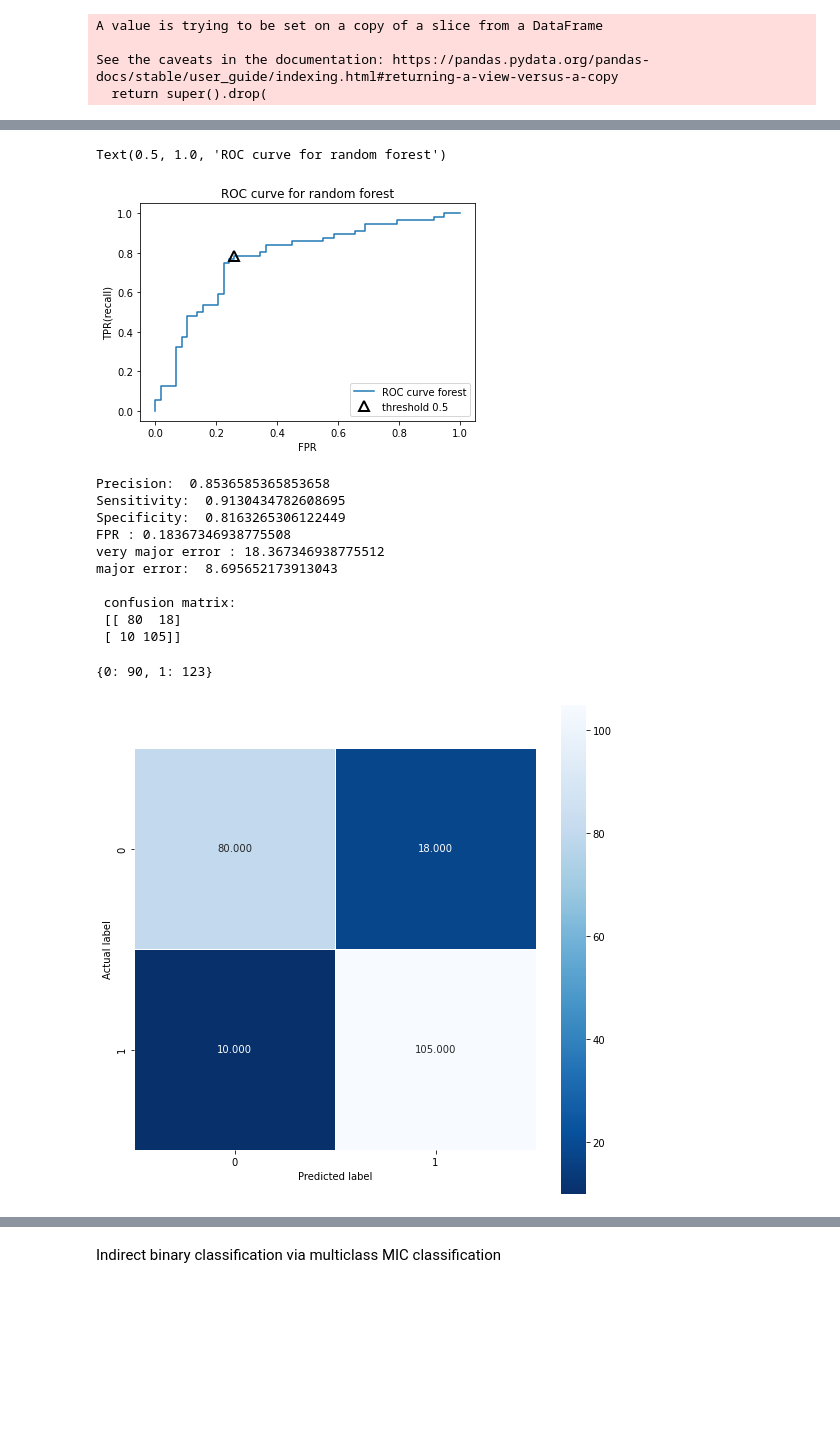
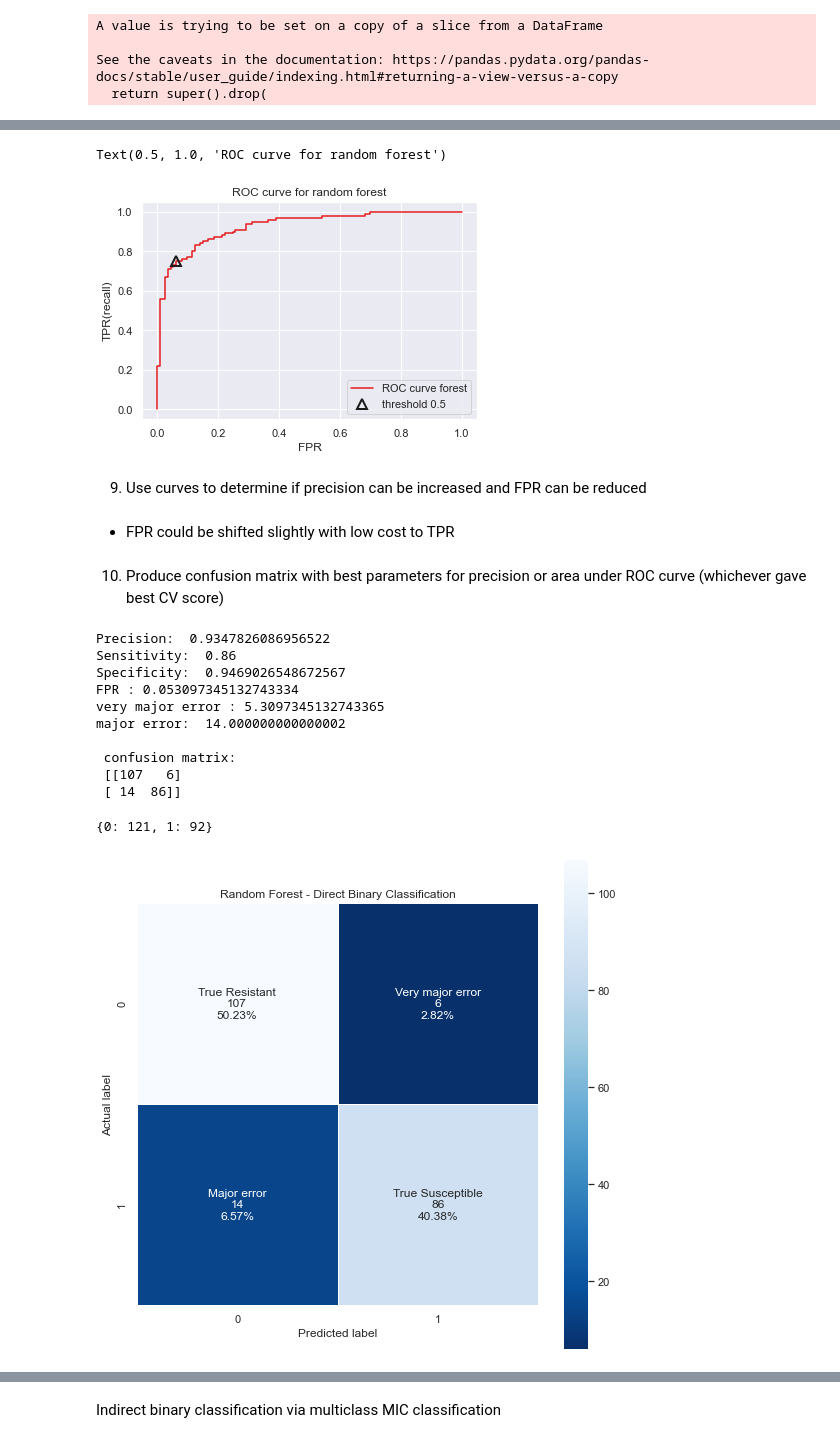
Before and after one commit to fowler-lab/Inh_resistance, a Jupyter notebook: RForest_notebook.ipynb, the cells around one changed output, grey strips where cells are left out. Saved outputs shown, nothing was run; the diff lists cells and outputs as text; code cells hidden in the pictures; blank space fills up the shorter version.

Commit message:
Complete model with models figures

```diff
--- a/RForest_notebook.ipynb
+++ b/RForest_notebook.ipynb
@@ -82,7 +111,8 @@ from matplotlib import pyplot as plt
 import numpy as np
 
 #define and fit forests with best performing parameters, or default parameters
-forest_best_params = RandomForestClassifier(max_depth=2, n_estimators=40, n_jobs=-1, random_state=0)
+forest_best_params = RandomForestClassifier(max_depth=6, n_jobs=-1, \
+                                            min_samples_leaf=2, random_state=0)
 forest_no_params = RandomForestClassifier(random_state=0)
 forest_best_params.fit(X_train_cv, y_train_cv)
 forest_no_params.fit(X_train_cv, y_train_cv)
@@ -138,14 +174,14 @@ grid_kfold_shuffle test set AUC:  0.7743226600985222
 # %%
 #precision recall curve for best average precision estimator
-#max_depth=8, n_estimators=40
+#max_depth=8
 
 from sklearn.metrics import precision_recall_curve
 from matplotlib import pyplot as plt
 
-forest = RandomForestClassifier(max_depth=8, n_estimators=40, random_state=0)
+forest = RandomForestClassifier(max_depth=8, n_jobs=-1, random_state=0)
 forest.fit(X_train_cv, y_train_cv)
 
-precision, recall, thresholds = precision_recall_curve(y_test_cv, forest.predict_proba(X_test_cv)[:, 1])
+precision, recall, thresholds = precision_recall_curve(y_test_nodup, forest.predict_proba(X_test_nodup)[:, 1])
 
 plt.plot(precision, recall, label='forest')
 close_default = np.argmin(np.abs(thresholds - 0.5))
@@ -161,11 +200,12 @@ plt.legend(loc='best')
 # %%
 # parameters for best AUC:
+#max_depth = 6
 from sklearn.metrics import roc_curve
 
-forest = RandomForestClassifier(max_depth=8, n_estimators=40, random_state=0)
+forest = RandomForestClassifier(max_depth=6, n_jobs=-1, random_state=0)
 forest.fit(X_train_cv, y_train_cv)
 
-fpr, tpr, thresholds = roc_curve(y_test_cv, forest.predict_proba(X_test_cv)[:, 1])
+fpr, tpr, thresholds = roc_curve(y_test_nodup, forest.predict_proba(X_test_nodup)[:, 1])
 
 plt.plot(fpr, tpr, label='ROC curve forest')
 plt.xlabel('FPR')
@@ -177,14 +217,20 @@ plt.legend(loc=4)
 plt.title('ROC curve for random forest')
 # %% [output]
 Text(0.5, 1.0, 'ROC curve for random forest')
-[figure, old version]
+[figure, new version]
+# %% [markdown]
+9. Use curves to determine if precision can be increased and FPR can be reduced
+# %% [markdown]
+- FPR could be shifted slightly with low cost to TPR
+# %% [markdown]
+10. Produce confusion matrix with best parameters for precision or area under ROC curve (whichever gave best CV score)
 # %%
-#confusion matrix (max_depth=4, n_estimators=40)
+#confusion matrix (max_depth=8)
 #best parameters for average precision
 
 from sklearn.metrics import confusion_matrix
 
-forest = RandomForestClassifier(max_depth=8, n_estimators=40, random_state=0)
+forest = RandomForestClassifier(max_depth=8, n_jobs=-1, random_state=0)
 forest.fit(X_train_cv, y_train_cv)
 predict = forest.predict(X_test_nodup).astype(int)
 
@@ -199,7 +245,6 @@ FPR = 1-Specificity
 very_major_error = (confusion[0][1]/y_test_nodup[y_test_nodup==0].count())*100
 major_error = (confusion[1][0]/y_test_nodup[y_test_nodup==1].count())*100
 
-
 print ('Precision: ', Precision)
 print ('Sensitivity: ', Sensitivity)
 print ('Specificity: ', Specificity)
@@ -207,28 +252,43 @@ print ('FPR :', FPR)
 print ('very major error :', very_major_error)
 print ('major error: ', major_error)
 print ('\n confusion matrix: \n', confusion)
+
+# begins creates list for model comparison:
+direct_VME = very_major_error
+direct_ME = major_error
 # %% [output]
-Precision:  0.8536585365853658
-Sensitivity:  0.9130434782608695
-Specificity:  0.8163265306122449
-FPR : 0.18367346938775508
-very major error : 18.367346938775512
-major error:  8.695652173913043
+Precision:  0.9347826086956522
+Sensitivity:  0.86
+Specificity:  0.9469026548672567
+FPR : 0.053097345132743334
+very major error : 5.3097345132743365
+major error:  14.000000000000002
 
  confusion matrix:
- [[ 80  18]
- [ 10 105]]
+ [[107   6]
+ [ 14  86]]
 # %%
 from sklearn import metrics
 import seaborn as sns
 unique, counts = np.unique(predict, return_counts=True)
 print(dict(zip(unique, counts)))
 
 cm = metrics.confusion_matrix(y_test_nodup, predict)
 plt.figure(figsize=(9,9))
-sns.heatmap(cm, annot=True, fmt=".3f", linewidths=.5, square = True, cmap = 'Blues_r');
+
+group_names = ['True Resistant','Very major error','Major error','True Susceptible']
+group_counts = ['{0:0.0f}'.format(value) for value in
+                cm.flatten()]
+group_percentages = ['{0:.2%}'.format(value) for value in
+                     cm.flatten()/np.sum(cm)]
+labels = [f'{v1}\n{v2}\n{v3}' for v1, v2, v3 in
+          zip(group_names,group_counts,group_percentages)]
+labels = np.asarray(labels).reshape(2,2)
+
+sns.heatmap(cm, annot=labels, fmt='', linewidths=.5, square = True, cmap = 'Blues_r', cbar=False);
 plt.ylabel('Actual label');
 plt.xlabel('Predicted label');
+plt.title('Random Forest - Direct Binary Classification');
 # %% [output]
-{0: 90, 1: 123}
+{0: 121, 1: 92}
-[figure, old version]
+[figure, new version]
```
Also changed, not shown: parts of 51 cells of this notebook.
